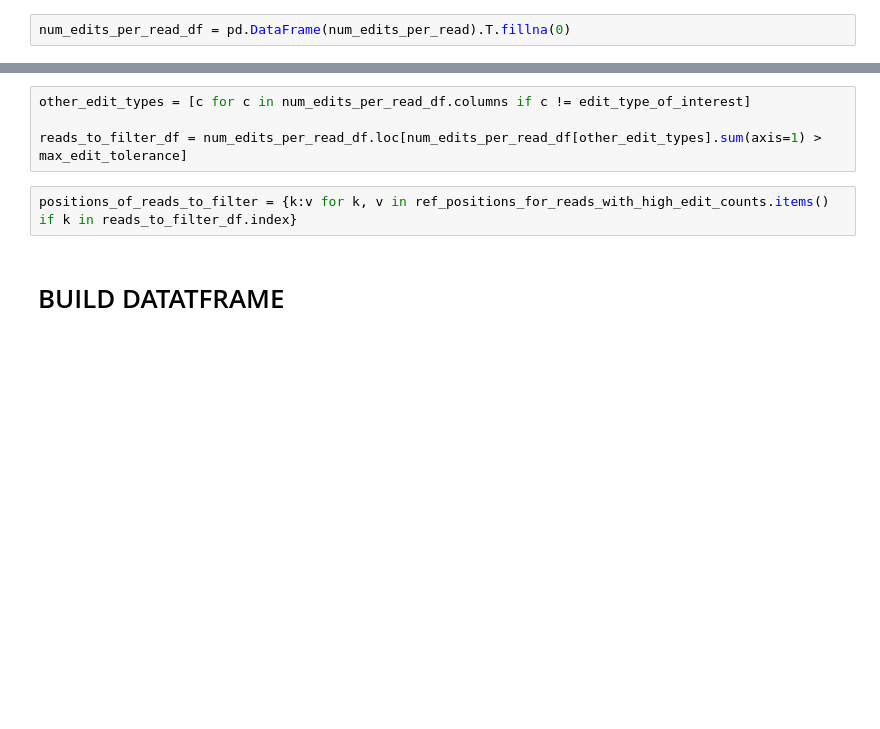
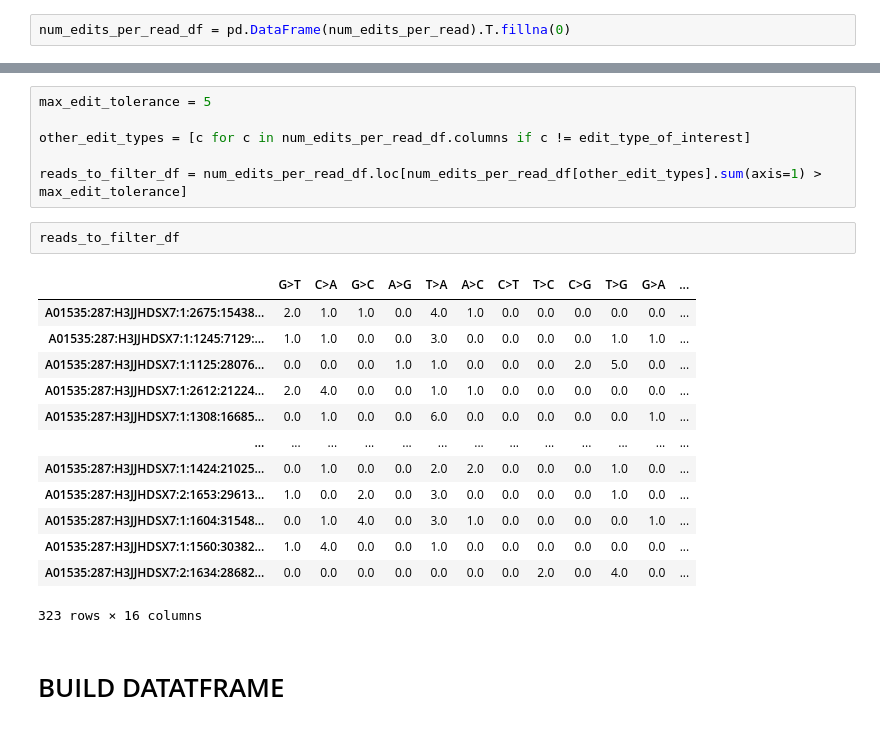
Before and after one commit to howardxu520/MARINE, a Jupyter notebook: scripts/check_against_pileup.ipynb, the cells around one changed output, grey strips where cells are left out. Saved outputs shown, nothing was run; the diff lists cells and outputs as text; blank space fills up the shorter version.

```diff
--- a/scripts/check_against_pileup.ipynb
+++ b/scripts/check_against_pileup.ipynb
@@ -89,9 +109,25 @@ num_edits_per_read_df = pd.DataFrame(num_edits_per_read).T.fillna(0)
 # %%
+max_edit_tolerance = 5
+
 other_edit_types = [c for c in num_edits_per_read_df.columns if c != edit_type_of_interest]
 
 reads_to_filter_df = num_edits_per_read_df.loc[num_edits_per_read_df[other_edit_types].sum(axis=1) > max_edit_tolerance]
-# %%
-positions_of_reads_to_filter = {k:v for k, v in ref_positions_for_reads_with_high_edit_counts.items() if k in reads_to_filter_df.index}
+# %%
+reads_to_filter_df
+# %% [output]
+|  | G>T | C>A | G>C | A>G | T>A | A>C | C>T | T>C | C>G | T>G | G>A | ... |
+| A01535:287:H3JJHDSX7:1:2675:15438... | 2.0 | 1.0 | 1.0 | 0.0 | 4.0 | 1.0 | 0.0 | 0.0 | 0.0 | 0.0 | 0.0 | ... |
+| A01535:287:H3JJHDSX7:1:1245:7129:... | 1.0 | 1.0 | 0.0 | 0.0 | 3.0 | 0.0 | 0.0 | 0.0 | 0.0 | 1.0 | 1.0 | ... |
+| A01535:287:H3JJHDSX7:1:1125:28076... | 0.0 | 0.0 | 0.0 | 1.0 | 1.0 | 0.0 | 0.0 | 0.0 | 2.0 | 5.0 | 0.0 | ... |
+| A01535:287:H3JJHDSX7:1:2612:21224... | 2.0 | 4.0 | 0.0 | 0.0 | 1.0 | 1.0 | 0.0 | 0.0 | 0.0 | 0.0 | 0.0 | ... |
+| A01535:287:H3JJHDSX7:1:1308:16685... | 0.0 | 1.0 | 0.0 | 0.0 | 6.0 | 0.0 | 0.0 | 0.0 | 0.0 | 0.0 | 1.0 | ... |
+| ... | ... | ... | ... | ... | ... | ... | ... | ... | ... | ... | ... | ... |
+| A01535:287:H3JJHDSX7:1:1424:21025... | 0.0 | 1.0 | 0.0 | 0.0 | 2.0 | 2.0 | 0.0 | 0.0 | 0.0 | 1.0 | 0.0 | ... |
+| A01535:287:H3JJHDSX7:2:1653:29613... | 1.0 | 0.0 | 2.0 | 0.0 | 3.0 | 0.0 | 0.0 | 0.0 | 0.0 | 1.0 | 0.0 | ... |
+| A01535:287:H3JJHDSX7:1:1604:31548... | 0.0 | 1.0 | 4.0 | 0.0 | 3.0 | 1.0 | 0.0 | 0.0 | 0.0 | 0.0 | 1.0 | ... |
+| A01535:287:H3JJHDSX7:1:1560:30382... | 1.0 | 4.0 | 0.0 | 0.0 | 1.0 | 0.0 | 0.0 | 0.0 | 0.0 | 0.0 | 0.0 | ... |
+| A01535:287:H3JJHDSX7:2:1634:28682... | 0.0 | 0.0 | 0.0 | 0.0 | 0.0 | 0.0 | 0.0 | 2.0 | 0.0 | 4.0 | 0.0 | ... |
+323 rows × 16 columns
 # %% [markdown]
 # BUILD DATATFRAME
 # %%
```
Also changed, not shown: parts of 7 cells of this notebook.
